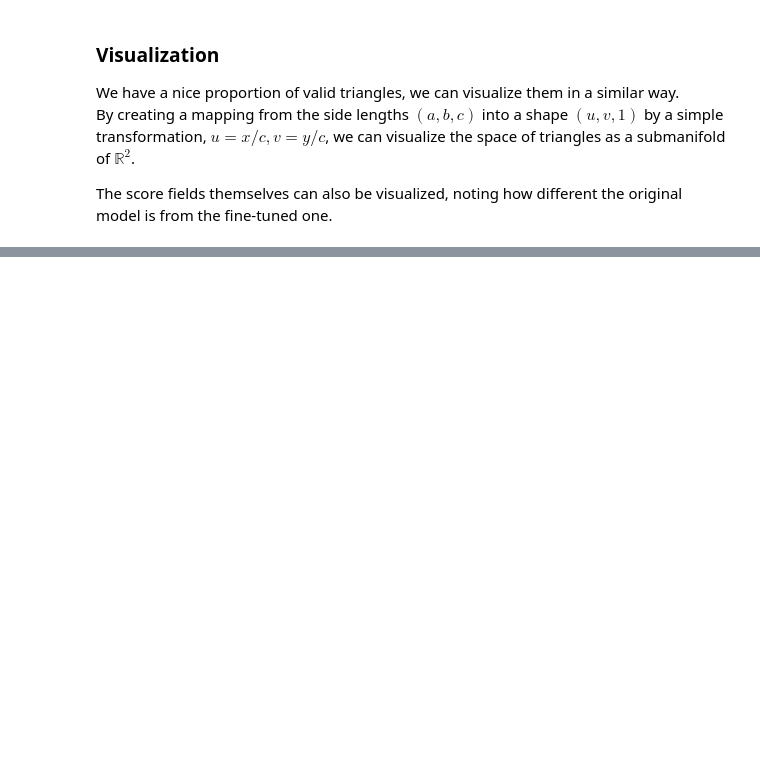
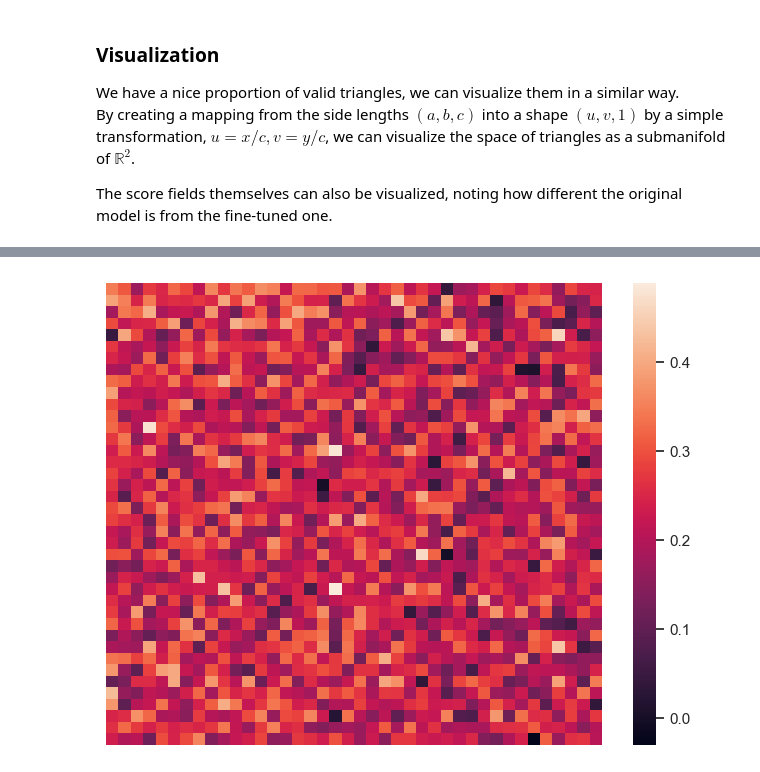
Before and after one commit to tuomorphism/diffusion-on-the-edge, a Jupyter notebook: blog/02-maximal_learning.ipynb, the cells around one changed output, grey strips where cells are left out. Saved outputs shown, nothing was run; the diff lists cells and outputs as text; code cells hidden in the pictures; blank space fills up the shorter version.

```diff
--- a/blog/02-maximal_learning.ipynb
+++ b/blog/02-maximal_learning.ipynb
@@ -635,0 +716,14 @@ sns.scatterplot(x = uv_tuned_samples[:, 0], y = uv_tuned_samples[:, 1], alpha=0.
+# %%
+difference_map = logp_student - logp
+fig, ax = plt.subplots(figsize=(8, 6))
+
+sns.heatmap(
+    difference_map,
+    ax = ax,
+    xticklabels=False,
+    yticklabels=False
+)
+
+ax.invert_yaxis()
+# %% [output]
+[figure, added]
```
Also changed, not shown: parts of 15 cells of this notebook, 3 other files.
